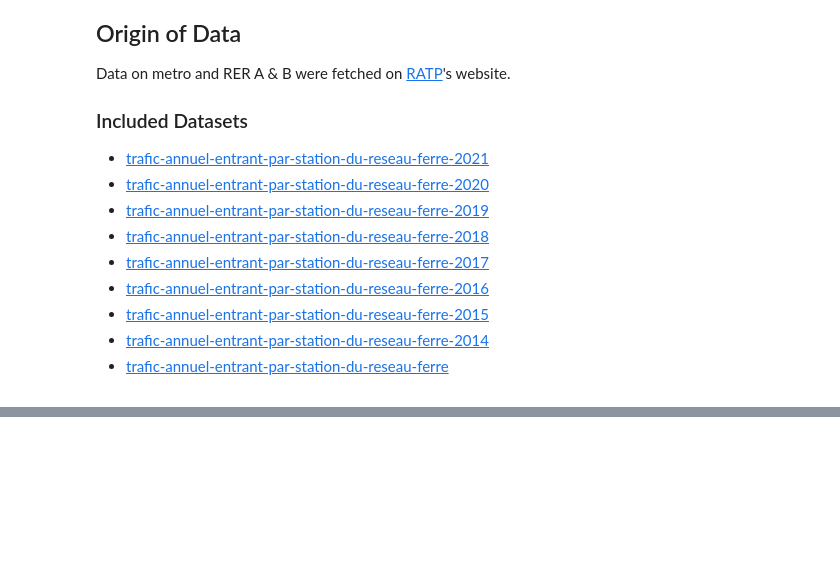
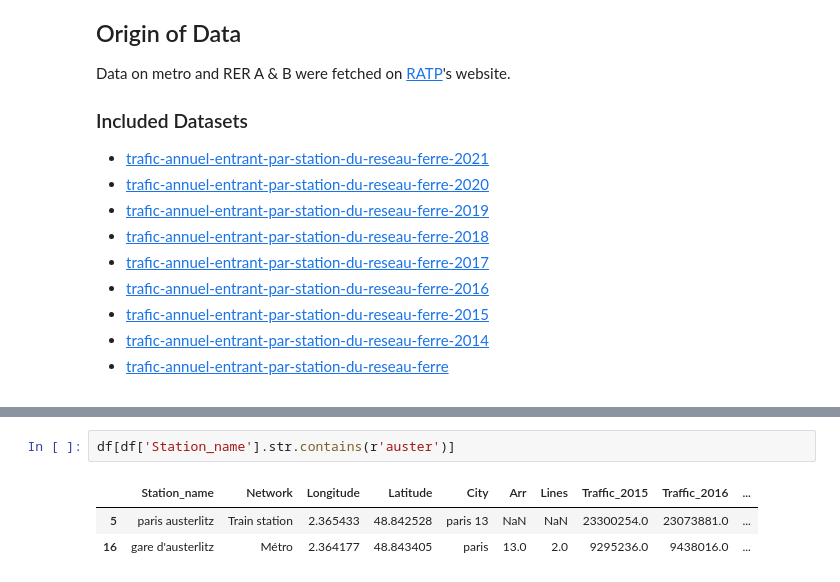
Before and after one commit to lucas-lfp/even-flow__railway-traffic-dashboard, a Jupyter notebook: ef_data_process.ipynb, the cells around one changed output, grey strips where cells are left out. Cells and saved outputs as stored; diff of their text form; blank space fills up the shorter version.

```diff
--- a/ef_data_process.ipynb
+++ b/ef_data_process.ipynb
@@ -611,0 +628,6 @@ Conversely, "train" refers to other national train lines, usually classified as
+# %%
+df[df['Station_name'].str.contains(r'auster')]
+# %% [output]
+|  | Station_name | Network | Longitude | Latitude | City | Arr | Lines | Traffic_2015 | Traffic_2016 | ... |
+| 5 | paris austerlitz | Train station | 2.365433 | 48.842528 | paris 13 | NaN | NaN | 23300254.0 | 23073881.0 | ... |
+| 16 | gare d'austerlitz | Métro | 2.364177 | 48.843405 | paris | 13.0 | 2.0 | 9295236.0 | 9438016.0 | ... |
```
Also changed, not shown: parts of 1 cell of this notebook, 1 other file.
